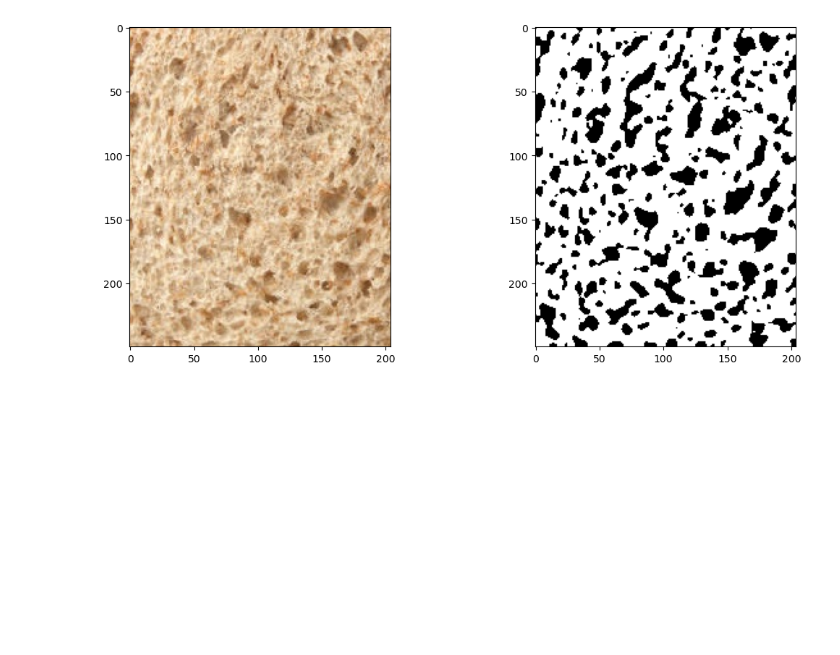
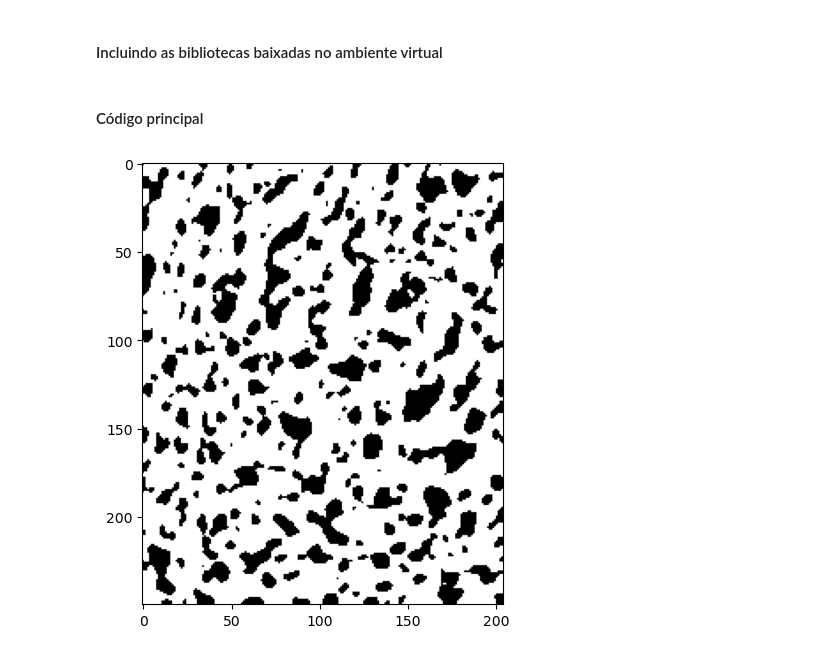
Before and after one commit to vitorkos/cluster-analysis-pibic, a Jupyter notebook: src/cluster_analysis_pibic.ipynb, the cells around one changed output. Saved outputs shown, nothing was run; the diff lists cells and outputs as text; code cells hidden in the pictures; blank space fills up the shorter version.

Commit message:
feat : markdown/ separate subplot

```diff
--- a/src/cluster_analysis_pibic.ipynb
+++ b/src/cluster_analysis_pibic.ipynb
@@ -16,10 +16,14 @@ os.sys.path
 import sys
 path_to_module = "/home/geedorah/Code/cluster-analysis-pibic/venv/lib/python3.11/site-packages/"
 sys.path.append(path_to_module)
+# %% [markdown]
+#### Incluindo as bibliotecas baixadas no ambiente virtual
 # %%
 import cv2
 import matplotlib.pyplot as plt
 import numpy as np
+# %% [markdown]
+#### Código principal
 # %%
 # Read and prepare image
 img = cv2.imread('./../tests/pao2.jpg')
@@ -35,9 +39,19 @@ mask = cv2.adaptiveThreshold(blurred,
                               10)
 
 # Plot results
-fig, ax = plt.subplots(1, 2, figsize=(12, 5))
-ax[0].imshow(cv2.cvtColor(img, cv2.COLOR_BGR2RGB))
-ax[1].imshow(cv2.cvtColor(mask, cv2.COLOR_BGR2RGB))
-plt.tight_layout()
+# fig, ax = plt.subplots(1, 2contours, hierarchy = cv2.findContours(image, cv2.RETR_TREE, cv2.CHAIN_APPROX_SIMPLE)
+out = image.copy()
+out = cv2.cvtColor(image, cv2.COLOR_GRAY2RGB)
+
+for c in contours:
+    cv2.polylines(out,[c],True,(255,0,0),1)
+, figsize=(12, 5))
+# ax[0].imshow(cv2.cvtColor(img, cv2.COLOR_BGR2RGB))
+# ax[1].imshow(cv2.cvtColor(mask, cv2.COLOR_BGR2RGB))
+# plt.tight_layout()
-# %% [output]
-[figure, removed]
+# %%
+ax = plt.subplots(1, figsize=(12,5))
+ax[1].imshow(cv2.cvtColor(mask, cv2.COLOR_BGR2RGB))
+plt.tight_layout()
+# %% [output]
+[figure, added]
```
Also changed, not shown: parts of 2 cells of this notebook.
